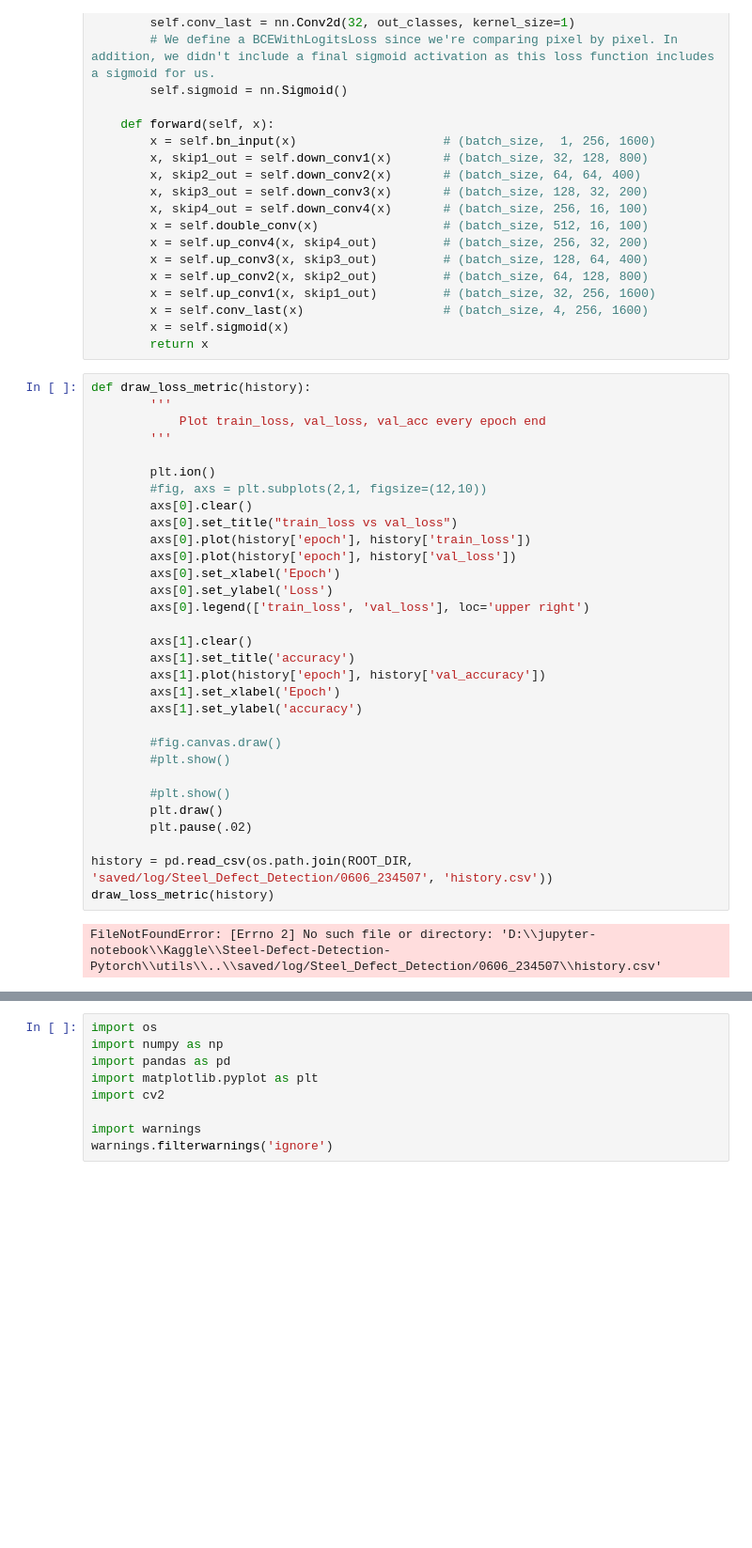
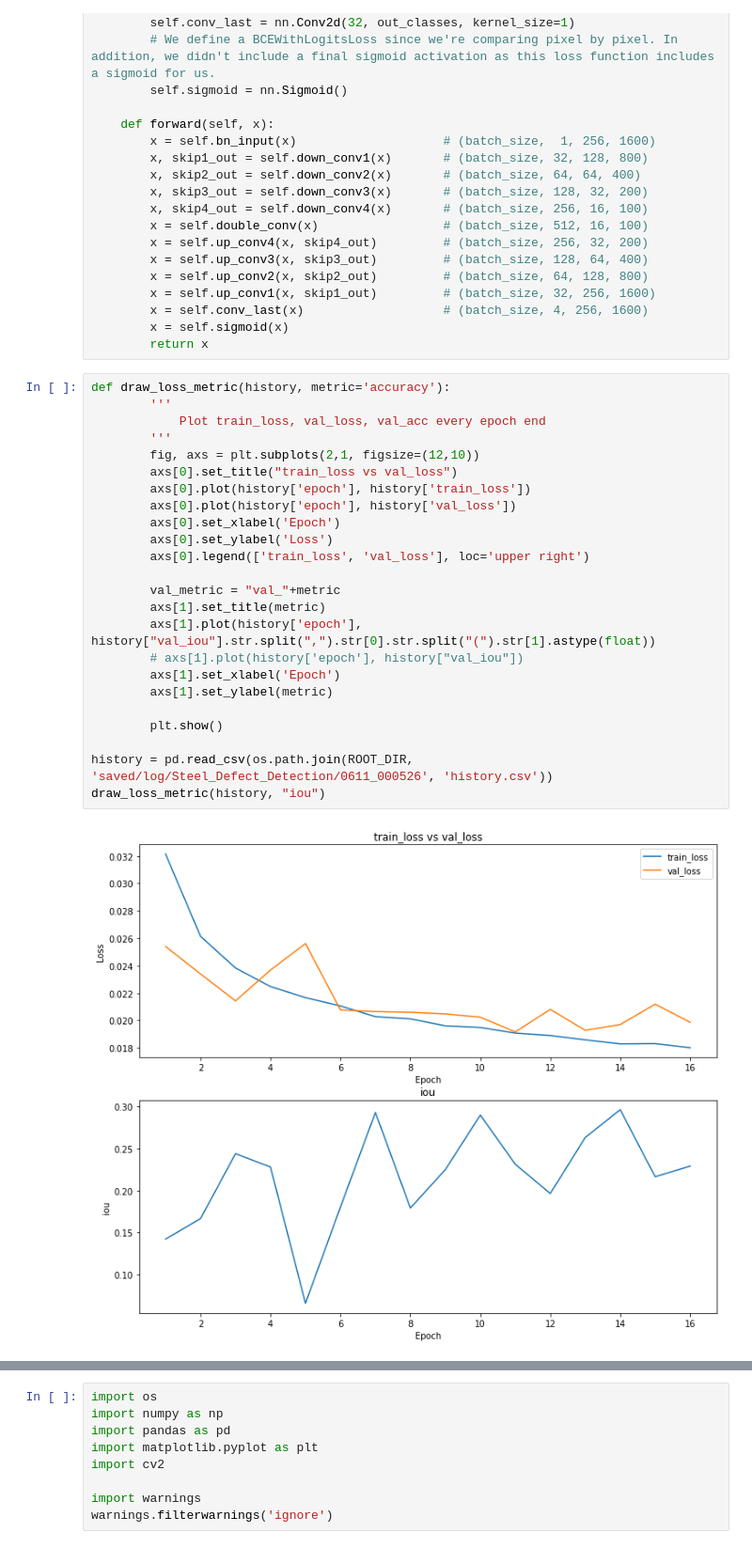
Before and after one commit to raymondlam19/Steel-Defect-Detection-Pytorch, a Jupyter notebook: notebook/3_new_model.ipynb, the cells around one changed output, grey strips where cells are left out. Shown at 94% size. Cells and saved outputs as stored; diff of their text form; blank space fills up the shorter version.

```diff
--- a/notebook/3_new_model.ipynb
+++ b/notebook/3_new_model.ipynb
@@ -383,35 +378,28 @@ class UNet(BaseModel):
         x = self.sigmoid(x)
         return x
 # %%
-def draw_loss_metric(history):
+def draw_loss_metric(history, metric='accuracy'):
         '''
             Plot train_loss, val_loss, val_acc every epoch end
         '''
-
-        plt.ion()
-        #fig, axs = plt.subplots(2,1, figsize=(12,10))
-        axs[0].clear()
+        fig, axs = plt.subplots(2,1, figsize=(12,10))
         axs[0].set_title("train_loss vs val_loss")
         axs[0].plot(history['epoch'], history['train_loss'])
         axs[0].plot(history['epoch'], history['val_loss'])
         axs[0].set_xlabel('Epoch')
         axs[0].set_ylabel('Loss')
         axs[0].legend(['train_loss', 'val_loss'], loc='upper right')
 
-        axs[1].clear()
-        axs[1].set_title('accuracy')
-        axs[1].plot(history['epoch'], history['val_accuracy'])
+        val_metric = "val_"+metric
+        axs[1].set_title(metric)
+        axs[1].plot(history['epoch'], history["val_iou"].str.split(",").str[0].str.split("(").str[1].astype(float))
+        # axs[1].plot(history['epoch'], history["val_iou"])
         axs[1].set_xlabel('Epoch')
-        axs[1].set_ylabel('accuracy')
+        axs[1].set_ylabel(metric)
 
-        #fig.canvas.draw()
-        #plt.show()
+        plt.show()
 
-        #plt.show()
-        plt.draw()
-        plt.pause(.02)
-
-history = pd.read_csv(os.path.join(ROOT_DIR, 'saved/log/Steel_Defect_Detection/0606_234507', 'history.csv'))
-draw_loss_metric(history)
+history = pd.read_csv(os.path.join(ROOT_DIR, 'saved/log/Steel_Defect_Detection/0611_000526', 'history.csv'))
+draw_loss_metric(history, "iou")
 # %% [output]
-FileNotFoundError: [Errno 2] No such file or directory: 'D:\\jupyter-notebook\\Kaggle\\Steel-Defect-Detection-Pytorch\\utils\\..\\saved/log/Steel_Defect_Detection/0606_234507\\history.csv'
+[figure, added]
```
Also changed, not shown: parts of 8 cells of this notebook, 1 other file.
